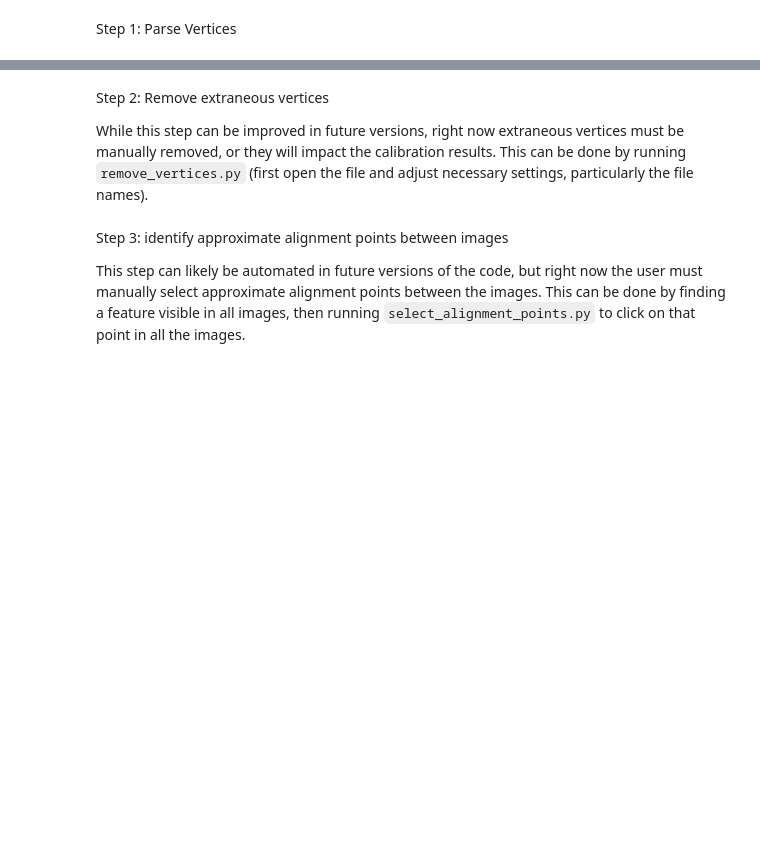
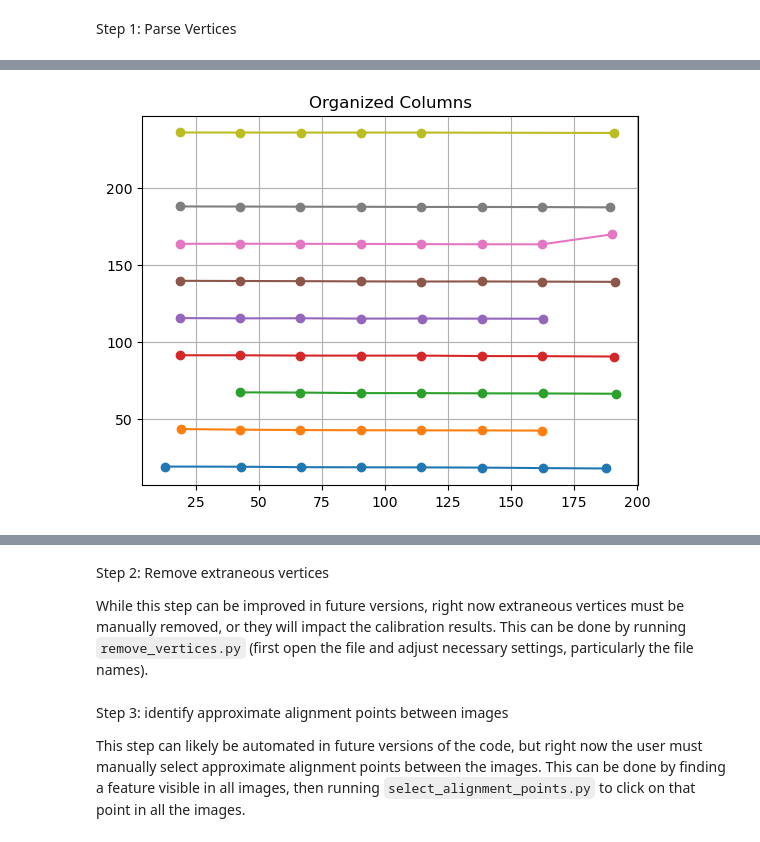
Before and after one commit to clarebcook/HighSpeedFLFM, a Jupyter notebook: calibration_scripts/run_calibration.ipynb, the cells around one changed output, grey strips where cells are left out. Saved outputs shown, nothing was run; the diff lists cells and outputs as text; code cells hidden in the pictures; blank space fills up the shorter version.

Commit message:
Updating removing incorrect vertices during calibration process for easier identification

```diff
--- a/calibration_scripts/run_calibration.ipynb
+++ b/calibration_scripts/run_calibration.ipynb
@@ -184,0 +257,87 @@ parser.save_all_parameters()
+# %%
+## Let's test this function with some arrays of vertices
+
+# Step 1: Gather one set of vertices into an array
+array1 = np.array(parser.calib_info_manager.all_vertices[0][0])
+array2 = np.array(parser.calib_info_manager.all_vertices[1][1])
+print(type(parser.calib_info_manager.all_vertices))
+check_vert = array2
+
+print("Sample vertices:", parser.calib_info_manager.all_vertices[0][0][:5])  # Print first 5
+print("Number of points:", len(parser.calib_info_manager.all_vertices[0][0]))
+# Step 2: Visualize vertices by vertical axis(axis=1 for y) to get rows
+rows = organize_by_axis(check_vert, axis=1, expected_spacing=expected_spacing)
+
+    # Plot figure
+plt.figure()
+for row in rows:
+    plt.plot(row[:, 0], row[:, 1], marker='o')
+xlim = plt.xlim()
+ylim = plt.ylim()
+plt.title("Organized Columns")
+plt.grid(True)
+plt.show()
+
+# Step 3: Get average spacing in horizontal and vertical directions using vertices and expected_spacing
+h_spacing, v_spacing = get_average_spacing(check_vert,expected_spacing)
+#print(h_spacing)
+#print(v_spacing)
+
+
+# Step 4: For each row, sort points by horizontal axis and check spacing
+row_irregulars = []
+col_irregulars = []
+
+    # organize by vertical axis
+rows = organize_by_axis(check_vert, axis=1, expected_spacing=v_spacing)
+
+    # organize by horizontal axis
+cols = organize_by_axis(check_vert, axis=0, expected_spacing=h_spacing)
+
+
+# Step 5: Use find_irregular_points to gather arrays of
+def to_rounded_tuple(point, decimals=4):
+    return tuple(np.round(point, decimals=decimals))
+
+row_irregulars = find_irregular_points(rows, axis=0, spacing=h_spacing)
+col_irregulars = find_irregular_points(cols, axis=1, spacing=v_spacing)
+
+    # Print Lists
+print("Row irregulars:", len(row_irregulars))
+print("Row irregulars:")
+for p in row_irregulars:
+    print(p)
+
+print("\nColumn irregulars:", len(col_irregulars))
+print("Column irregulars:")
+for p in col_irregulars:
+    print(p)
+
+
+
+# Step 6: Plot to check
+
+# Convert lists of tuples back to arrays
+row_arr = np.array(row_irregulars)
+col_arr = np.array(col_irregulars)
+
+plt.figure(figsize=(8, 6))
+
+    # Plot row irregulars in red
+if len(row_arr) > 0:
+    plt.scatter(row_arr[:, 0], row_arr[:, 1], color='red', label='Row Irregulars', s=60)
+
+    # Plot column irregulars in blue
+if len(col_arr) > 0:
+    plt.scatter(col_arr[:, 0], col_arr[:, 1], color='blue', label='Column Irregulars', s=60)
+
+
+    # Apply consistent axis limits
+plt.xlim(xlim)
+plt.ylim(ylim)
+
+plt.title('Row vs Column Irregular Points')
+plt.legend()
+plt.grid(True)
+plt.show()
+# %% [output]
@@ -184,0 +347 @@ parser.save_all_parameters()
+[figure, added]
```
Also changed, not shown: parts of 15 cells of this notebook, 5 other files.
